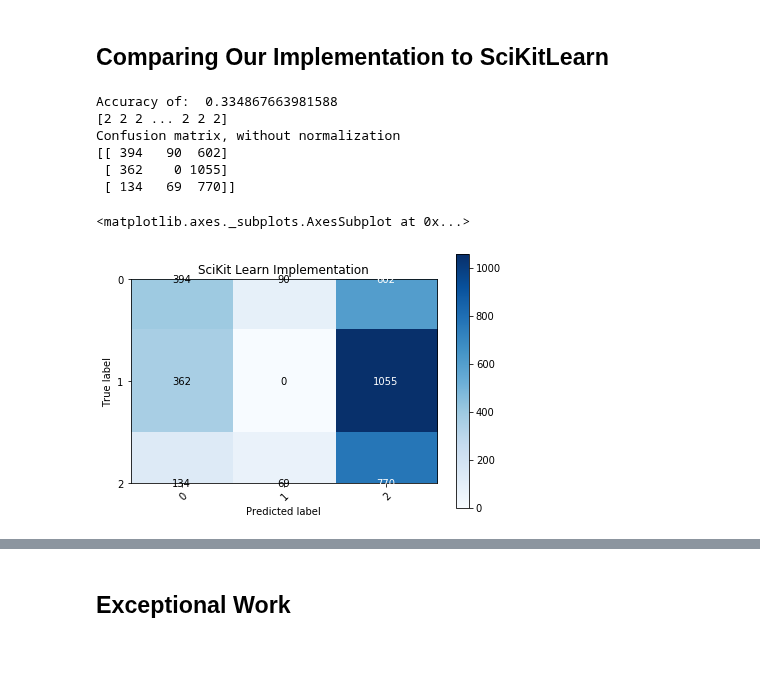
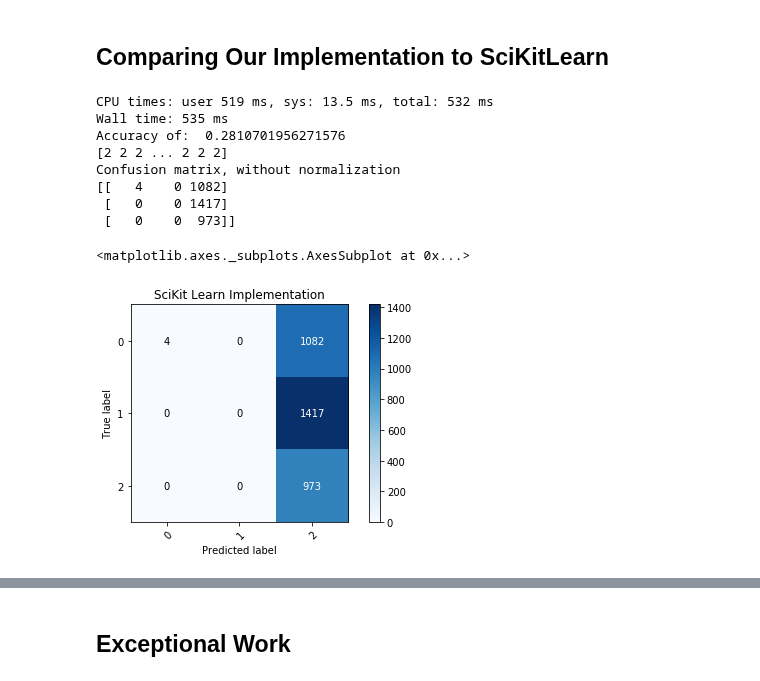
Before and after one commit to l1onh3art88/ml-lab2, a Jupyter notebook: lab3/lab3.ipynb, the cells around one changed output, grey strips where cells are left out. Cells and saved outputs as stored; diff of their text form; code cells hidden in the pictures; blank space fills up the shorter version.

```diff
--- a/lab3/lab3.ipynb
+++ b/lab3/lab3.ipynb
@@ -744,26 +761,28 @@ def plot_confusion_matrix(y_true, y_pred, classes,
     fig.tight_layout()
     return ax
 # %%
-lr_sk = LogisticRegressionSci(C=0.00001) # all params default
+lr_sk = LogisticRegressionSci() # all params default
 # note that sklearn is optimized for using the liblinear library with logistic regression
 # ...and its faster than our implementation here
-lr_sk.fit(xTrain,yTrain) # no need to add bias term, sklearn does it internally!!
+%time lr_sk.fit(xTrain,yTrain) # no need to add bias term, sklearn does it internally!!
 yhat = lr_sk.predict(xTest)
 print('Accuracy of: ',accuracy_score(yTest,yhat))
 # Plot non-normalized confusion matrix
 class_names = ['low','medium','high']
 print(yhat)
 plot_confusion_matrix(yTest, yhat, classes=class_names,
                       title='SciKit Learn Implementation')
 # %% [output]
-Accuracy of:  0.334867663981588
+CPU times: user 519 ms, sys: 13.5 ms, total: 532 ms
+Wall time: 535 ms
+Accuracy of:  0.2810701956271576
 [2 2 2 ... 2 2 2]
 Confusion matrix, without normalization
-[[ 394   90  602]
- [ 362    0 1055]
- [ 134   69  770]]
+[[   4    0 1082]
+ [   0    0 1417]
+ [   0    0  973]]
 <matplotlib.axes._subplots.AxesSubplot at 0x...>
-[figure, old version]
+[figure, new version]
 # %%
 lr = LogisticRegression(0.01,50,'steep',1,0.001)
 %time lr.fit(xTrain,yTrain)
```
Also changed, not shown: parts of 20 cells of this notebook.
